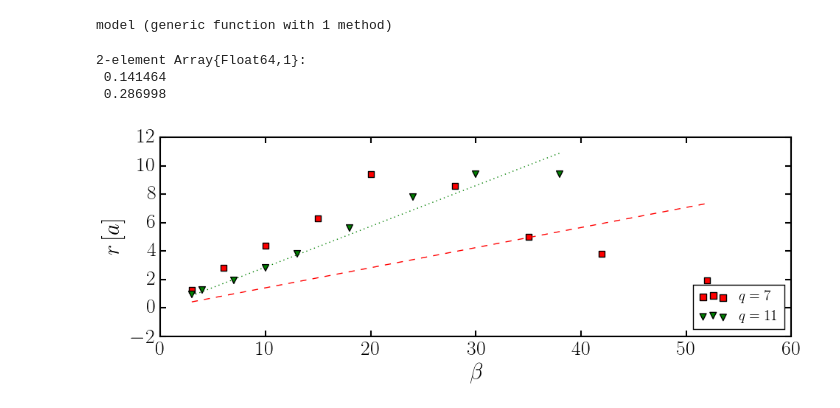
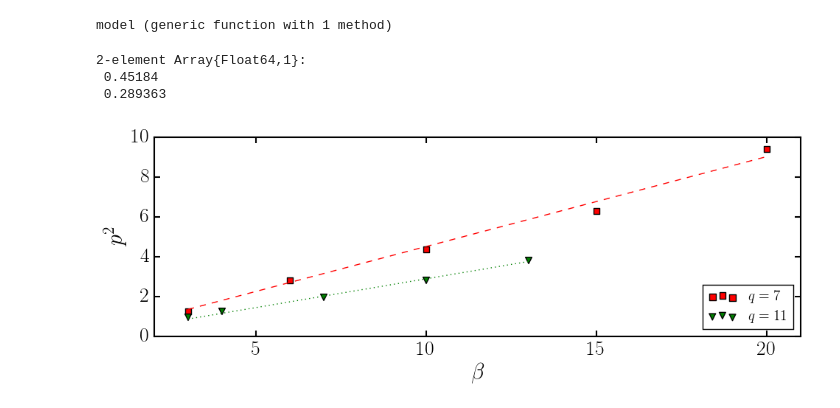
Before and after one commit to berceanu/topo-photon, a Jupyter notebook: anc/ring_scaling.ipynb, the cells around one changed output. Cells and saved outputs as stored; diff of their text form; code cells hidden in the pictures.

```diff
--- a/anc/ring_scaling.ipynb
+++ b/anc/ring_scaling.ipynb
@@ -24,7 +24,7 @@ matplotlib["rcParams"][:update](["axes.labelsize" => 22,
 # %%
 import BP
 # %%
-exdef = BP.ExactStates(100, :symmetric, 45, 1/7, 0.06, 0, 0);
+exdef = BP.ExactStates(100, :symmetric, 45, 1/7, 0.06);
 # %%
 #full plot range, both in x and y
 const xm = [-div(exdef.N-1,2):div(exdef.N-1,2)];
@@ -224,10 +224,10 @@ const xm = [-div(exdef.N-1,2):div(exdef.N-1,2)];
 # %%
 km = [2π*fftshift(fftfreq(length(xm)))];
 # %%
-βs = Dict([((7, 0.02), [3, 6, 10, 15, 20, 28, 35, 42, 52]), ((11, 0.02), [3, 4, 7, 10, 13, 18, 24, 30, 38]),
+βs = Dict([((7, 0.02), [3, 6, 10, 15, 20]), ((11, 0.02), [3, 4, 7, 10, 13]),
     ((15, 0.02), [3, 5, 8, 10, 14, 19, 27, 35, 45]), ((7, 0.06), [3, 4, 7, 12, 15, 21])]);
 # %%
-radii = Array(Float64, (9,2));
+radii = Array(Float64, (5,2));
 # %%
 for (i,q) in enumerate([7,11])
     exdef = BP.ExactStates(100, :symmetric, 45, 1/q, 0.02)
@@ -248,28 +248,28 @@ model (generic function with 1 method)
 as = [curve_fit(model, βs[(q, 0.02)], radii[:,i].^2, [1.]).param[1] for (i,q) in enumerate([7,11])]
 # %% [output]
 2-element Array{Float64,1}:
- 0.141464
- 0.286998
+ 0.45184
+ 0.289363
 # %%
 f, ax = plt.subplots(figsize=(10, 4))
 
 for (i,q) in enumerate([7,11])
     ax[:scatter](βs[(q, 0.02)], radii[:,i].^2, c=colors[i], marker=markers[i], s=40, label=LaTeXString(string("\$q=",q,"\$")))
     ax[:plot](βs[(q, 0.02)], as[i] .* βs[(q, 0.02)], ls=styles[i], color=colors[i])
 end
 
 ax[:legend](loc="lower right")
 
 
 
-#ax[:set_xlim](0, 55)
-#ax[:set_ylim](0, 140)
+ax[:set_xlim](2, 21)
+ax[:set_ylim](0, 10)
 
 ax[:set_xlabel](L"$\beta$")
-ax[:set_ylabel](L"$r\,[a]$ ")
+ax[:set_ylabel](L"$p^2$ ")
 
-f[:savefig]("../figures/ring_scaling_q_mom.pdf", transparent=true, pad_inches=0.0, bbox_inches="tight")
+f[:savefig]("../figures/ring_scaling_q_mom.svg", transparent=true, pad_inches=0.0, bbox_inches="tight")
 
 plt.close(f)
 # %% [output]
-[figure, old version]
+[figure, new version]
```
Also changed, not shown: parts of 4 cells of this notebook, 9 other files.
